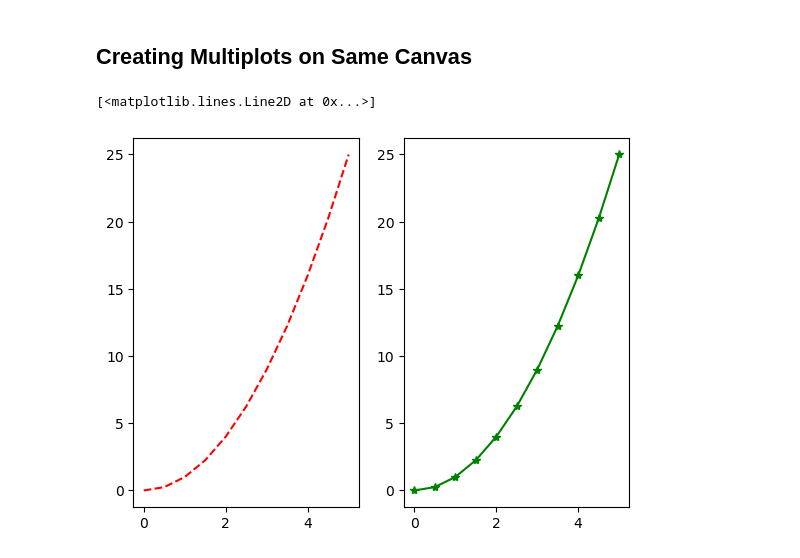
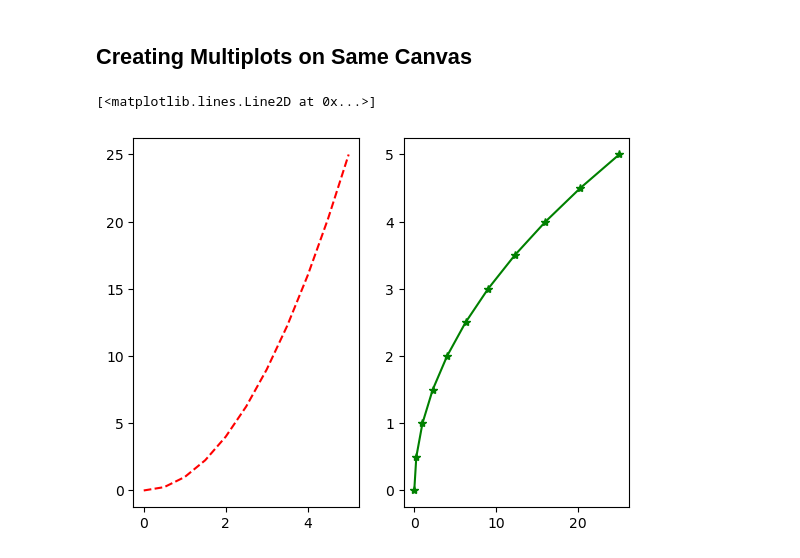
Before and after one commit to SiddheshDaphane/Data-Analysis-in-Python, a Jupyter notebook: 15_Matplotlib_Concepts.ipynb, the cells around one changed output. Drawn from its saved outputs; the diff is of its cells as text; code cells hidden in the pictures.

```diff
--- a/15_Matplotlib_Concepts.ipynb
+++ b/15_Matplotlib_Concepts.ipynb
@@ -29,9 +29,11 @@ plt.show()
 ## Creating Multiplots on Same Canvas
 # %%
 plt.subplot(1,2,1)
+# This line is creating a subplot with 1 row, 2 columns, and the current plot is set to the first one. The parameters 1, 2, 1 can be interpreted as plt.subplot(rows, columns, current_plot).
+
 plt.plot(x, y, 'r--')
 plt.subplot(1,2,2)
-plt.plot(x, y, 'g*-')
+plt.plot(y, x, 'g*-')
 # %% [output]
 [<matplotlib.lines.Line2D at 0x...>]
-[figure, old version]
+[figure, new version]
```
Also changed, not shown: parts of 3 cells of this notebook.
